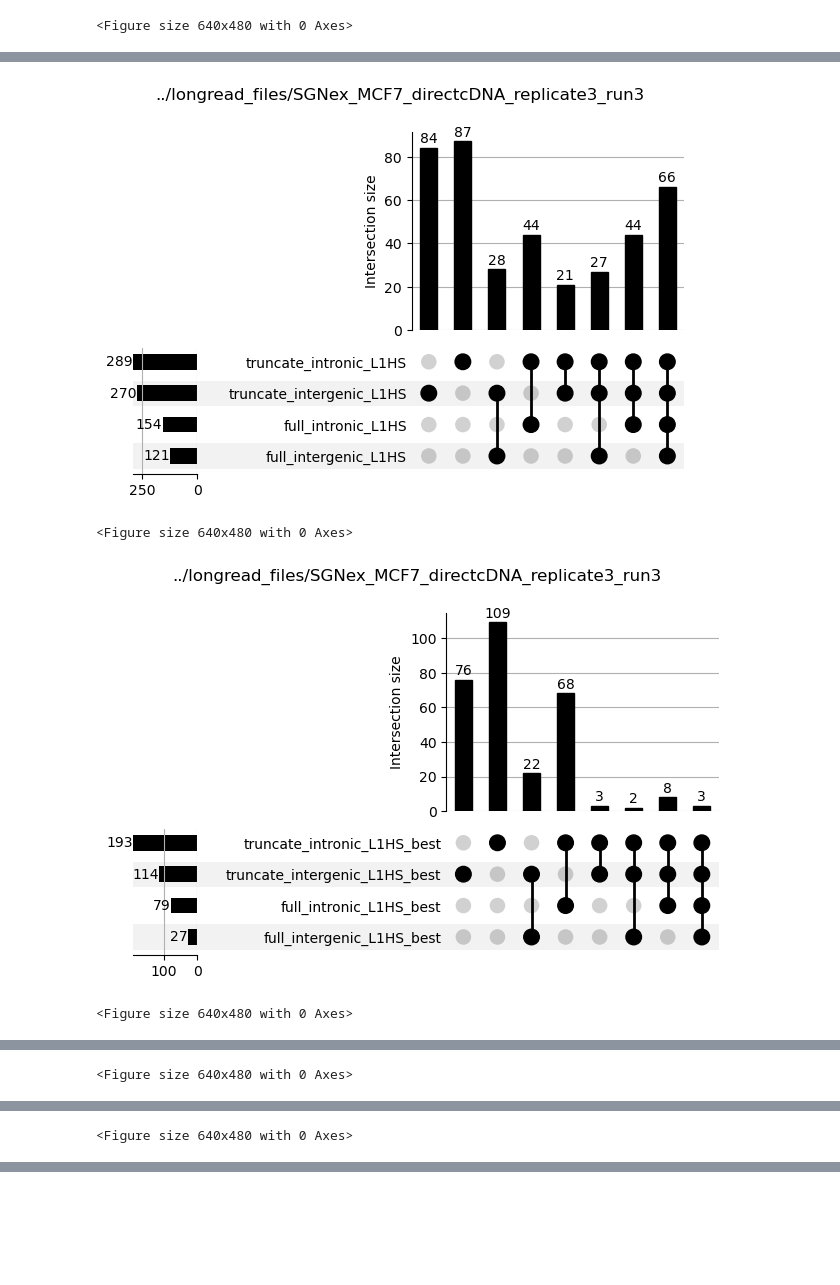
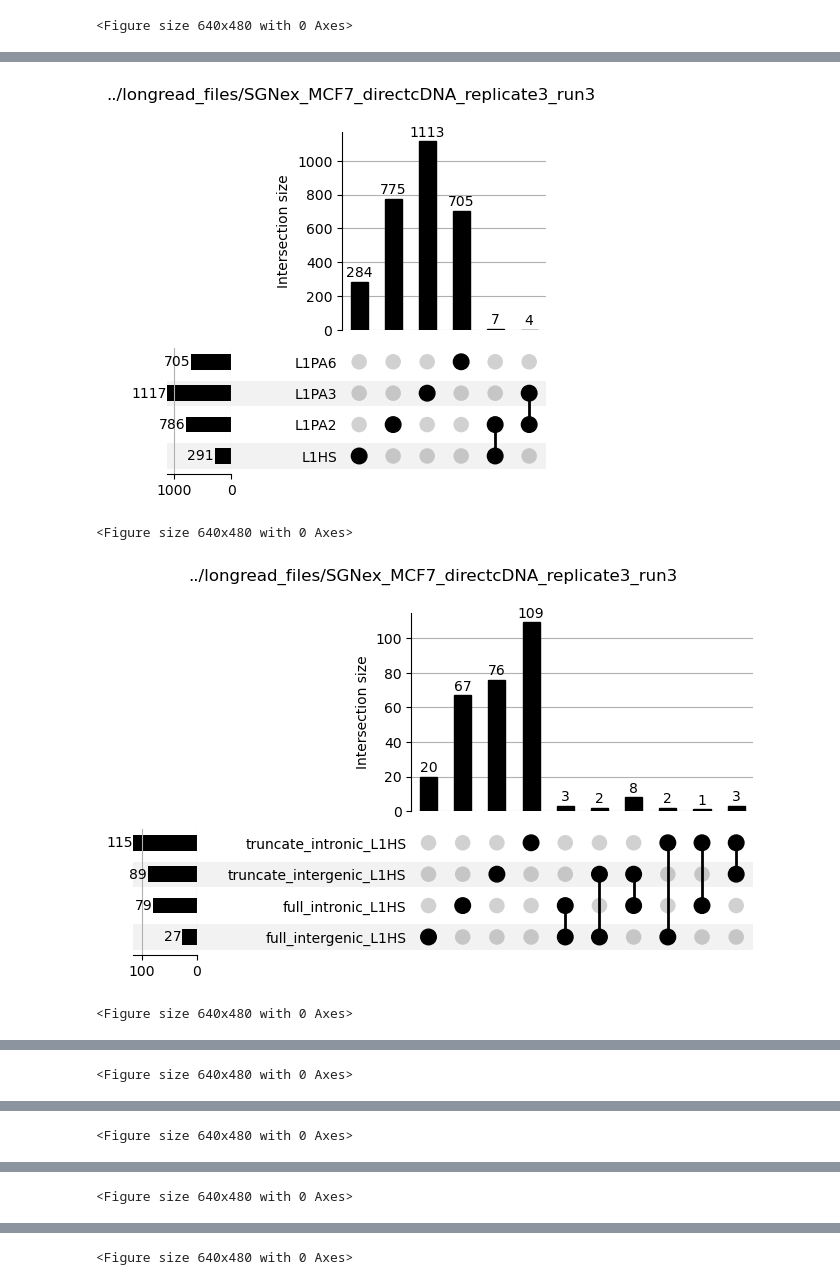
Before and after one commit to gage-lab/bulk_te_bench, a Jupyter notebook: analysis/upset/20240320_gtf_multimap.ipynb, the cells around one changed output, grey strips where cells are left out. Cells and saved outputs as stored; diff of their text form; code cells hidden in the pictures; blank space fills up the shorter version.

Commit message:
notebook cleaned with upset plots

```diff
--- a/analysis/upset/20240320_gtf_multimap.ipynb
+++ b/analysis/upset/20240320_gtf_multimap.ipynb
@@ -142,6 +76,12 @@ import subprocess
 
 
 def run_bedtools_intersect(file_path: str, family: str):
+    """
+    Runs bedtools intersect on a bam file with the gtf categories for an L1 family
+    @param file_path: path to the bam file
+    @param family: L1 family
+    @return: True if successful
+    """
 
     categories = [
         f"{family}",
@@ -172,7 +112,7 @@ def run_bedtools_intersect(file_path: str, family: str):
 
         with open(output_file, "w") as outfile:
             subprocess.run(cmd, stdout=outfile)
-    return output_file
+    return True
 # %%
 # Get the L1 families
 L1_families = ["L1HS", "L1PA2", "L1PA3", "L1PA6"]
@@ -260,7 +206,10 @@ chrIS   61634   96460   e1f1d0af-48d4-40d4-9a23-c7c88e6b0a55    60      -
 # Make upset plots
 # %%
 def read_data(
-    base_path, categories, seperate_unique_multi=False, reads_path=None
+    base_path: str,
+    categories: list,
+    seperate_unique_multi: bool = False,
+    reads_path=None,
 ) -> pd.DataFrame():
     """
     reads bedfiles for categories in path and return dataframe compatible with upsetplot
@@ -461,20 +323,18 @@ fl_int[fl_int[3].isin(tr_int[tr_int[3].isin(unique_reads)][3])]
 # %%
-make_a_plot(path, categories=[cat + "_L1HS" for cat in regions])
-make_a_plot(path, categories=[cat + "_L1HS_best" for cat in regions])
-make_a_plot(
-    path,
-    categories=[cat + "_L1HS" for cat in regions],
-    seperate_unique_multi=True,
-    reads_path=readspath,
-)
-make_a_plot(
-    path,
-    categories=[cat + "_L1HS_best" for cat in regions],
-    seperate_unique_multi=True,
-    reads_path=bestreadspath,
-)
+for path_tuple in all_dirs:
+    dirpath = path_tuple[0]
+    readspath = path_tuple[1]
+    make_a_plot(dirpath, categories=L1_families)
+
+    make_a_plot(dirpath, categories=[cat + "_L1HS" for cat in regions])
+    make_a_plot(
+        dirpath,
+        categories=[cat + "_L1HS" for cat in regions],
+        seperate_unique_multi=True,
+        reads_path=readspath,
+    )
 # %% [output]
-[figure, old version]
+[figure, new version]
 <Figure size 640x480 with 0 Axes>
-[figure, old version]
+[figure, new version]
 <Figure size 640x480 with 0 Axes>
@@ -484,0 +346 @@ make_a_plot(
+<Figure size 640x480 with 0 Axes>
@@ -484,0 +348 @@ make_a_plot(
+<Figure size 640x480 with 0 Axes>
```
Also changed, not shown: parts of 24 cells of this notebook.
